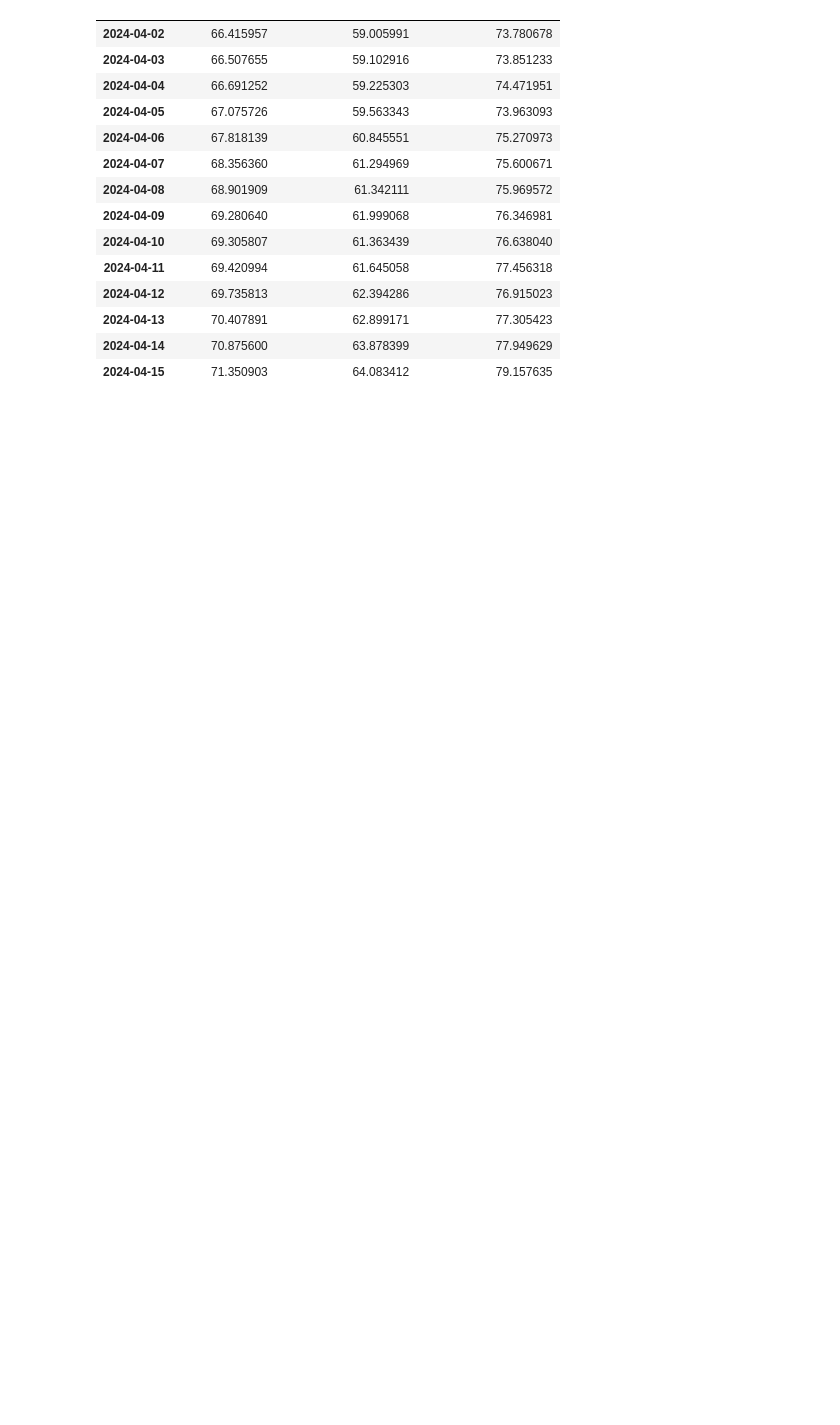
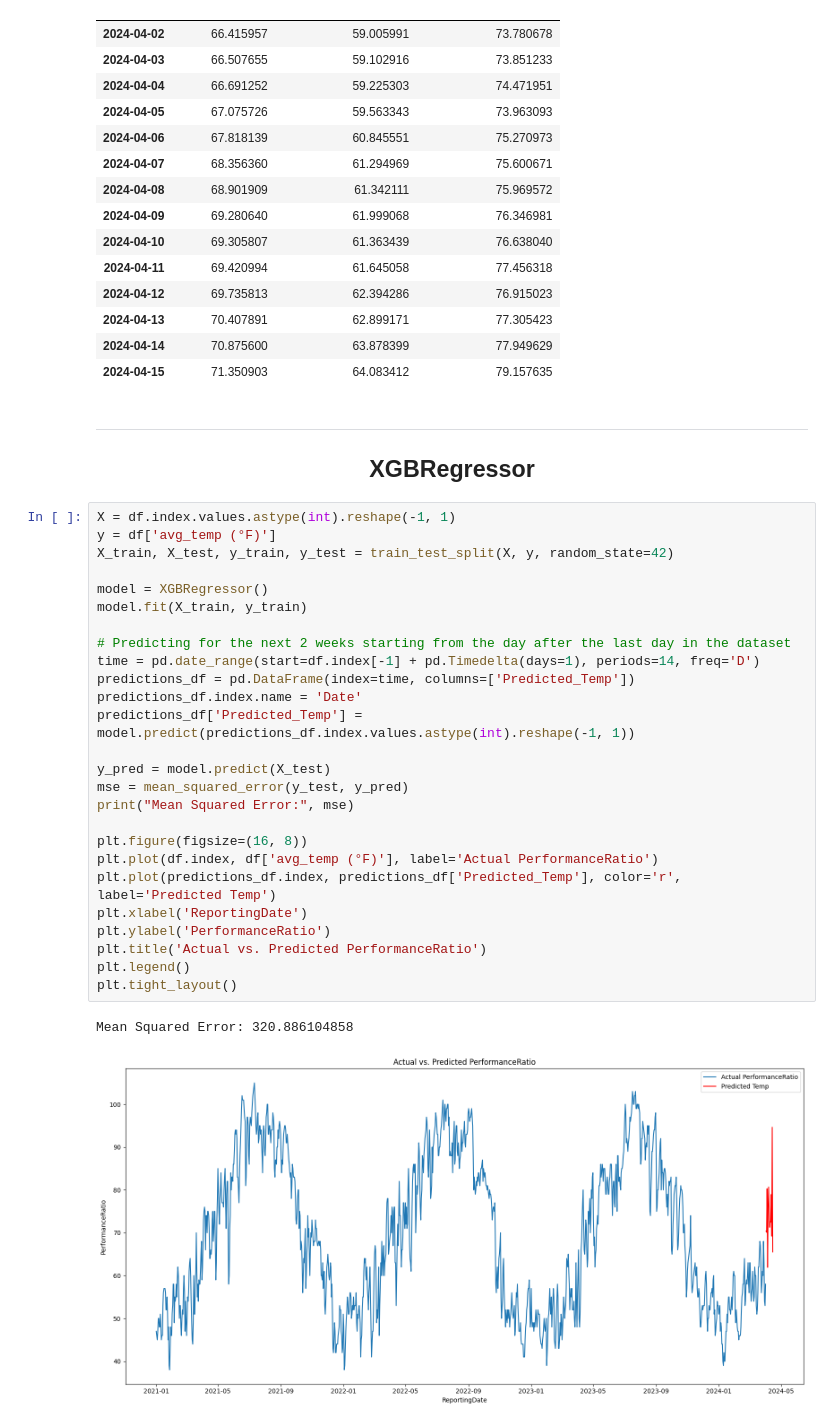
Before and after one commit to LandryHouston/Weather_Wizard, a Jupyter notebook: code/02_analysis.ipynb, the cells around one changed output. Drawn from its saved outputs; the diff is of its cells as text; blank space fills up the shorter version.

```diff
--- a/code/02_analysis.ipynb
+++ b/code/02_analysis.ipynb
@@ -236,3 +283,36 @@ predicted_values
 | 2024-04-13 | 70.407891 | 62.899171 | 77.305423 |
 | 2024-04-14 | 70.875600 | 63.878399 | 77.949629 |
 | 2024-04-15 | 71.350903 | 64.083412 | 79.157635 |
+# %% [markdown]
+---
+
+<h2 align='center'>XGBRegressor</h2>
+# %%
+X = df.index.values.astype(int).reshape(-1, 1)
+y = df['avg_temp (°F)']
+X_train, X_test, y_train, y_test = train_test_split(X, y, random_state=42)
+
+model = XGBRegressor()
+model.fit(X_train, y_train)
+
+# Predicting for the next 2 weeks starting from the day after the last day in the dataset
+time = pd.date_range(start=df.index[-1] + pd.Timedelta(days=1), periods=14, freq='D')
+predictions_df = pd.DataFrame(index=time, columns=['Predicted_Temp'])
+predictions_df.index.name = 'Date'
+predictions_df['Predicted_Temp'] = model.predict(predictions_df.index.values.astype(int).reshape(-1, 1))
+
+y_pred = model.predict(X_test)
+mse = mean_squared_error(y_test, y_pred)
+print("Mean Squared Error:", mse)
+
+plt.figure(figsize=(16, 8))
+plt.plot(df.index, df['avg_temp (°F)'], label='Actual PerformanceRatio')
+plt.plot(predictions_df.index, predictions_df['Predicted_Temp'], color='r', label='Predicted Temp')
+plt.xlabel('ReportingDate')
+plt.ylabel('PerformanceRatio')
+plt.title('Actual vs. Predicted PerformanceRatio')
+plt.legend()
+plt.tight_layout()
+# %% [output]
+Mean Squared Error: 320.886104858
+[figure, added]
```
Also changed, not shown: parts of 8 cells of this notebook.
